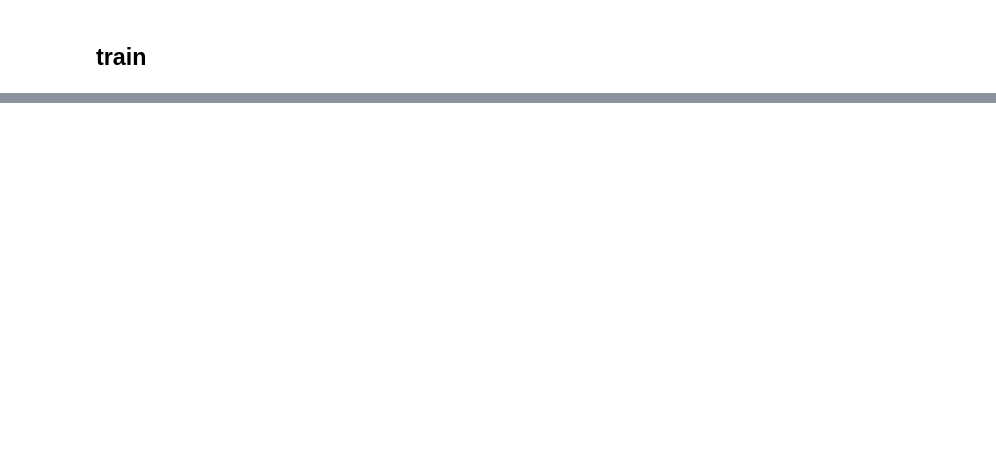
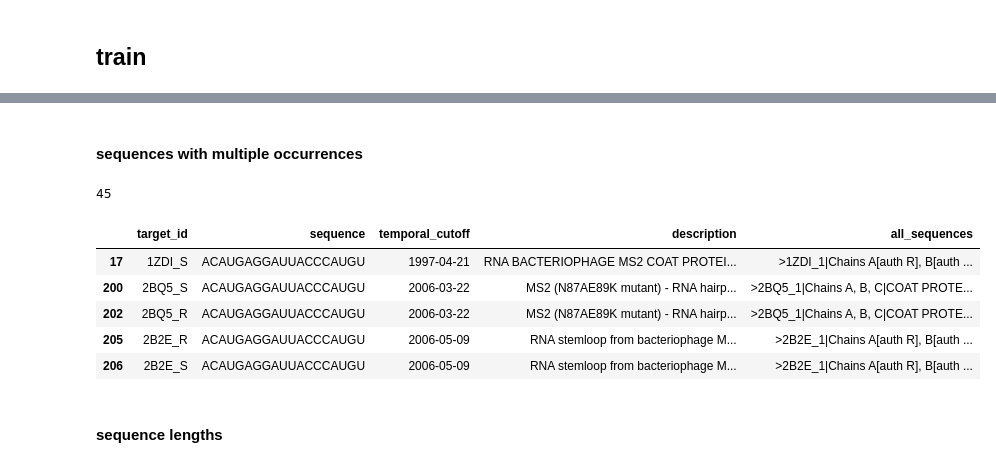
Before and after one commit to gnart33/rna-folding, a Jupyter notebook: notebooks/eda.ipynb, the cells around one changed output, grey strips where cells are left out. Drawn from its saved outputs; the diff is of its cells as text; code cells hidden in the pictures; blank space fills up the shorter version.

```diff
--- a/notebooks/eda.ipynb
+++ b/notebooks/eda.ipynb
@@ -76,0 +102,16 @@ all_data['validation_sequences'].head(3)
+# %% [markdown]
+#### sequences with multiple occurrences
+# %%
+sequences_with_multiple_occurrences = df_s[df_s.groupby('sequence')['sequence'].transform('count') > 1]['sequence'].unique()
+print(len(sequences_with_multiple_occurrences))
+df_s[df_s['sequence'] == sequences_with_multiple_occurrences[0]]
+# %% [output]
+45
+|  | target_id | sequence | temporal_cutoff | description | all_sequences |
+| 17 | 1ZDI_S | ACAUGAGGAUUACCCAUGU | 1997-04-21 | RNA BACTERIOPHAGE MS2 COAT PROTEI... | >1ZDI_1|Chains A[auth R], B[auth ... |
+| 200 | 2BQ5_S | ACAUGAGGAUUACCCAUGU | 2006-03-22 | MS2 (N87AE89K mutant) - RNA hairp... | >2BQ5_1|Chains A, B, C|COAT PROTE... |
+| 202 | 2BQ5_R | ACAUGAGGAUUACCCAUGU | 2006-03-22 | MS2 (N87AE89K mutant) - RNA hairp... | >2BQ5_1|Chains A, B, C|COAT PROTE... |
+| 205 | 2B2E_R | ACAUGAGGAUUACCCAUGU | 2006-05-09 | RNA stemloop from bacteriophage M... | >2B2E_1|Chains A[auth R], B[auth ... |
+| 206 | 2B2E_S | ACAUGAGGAUUACCCAUGU | 2006-05-09 | RNA stemloop from bacteriophage M... | >2B2E_1|Chains A[auth R], B[auth ... |
+# %% [markdown]
+#### sequence lengths
```
Also changed, not shown: parts of 19 cells of this notebook, 2 other files.
